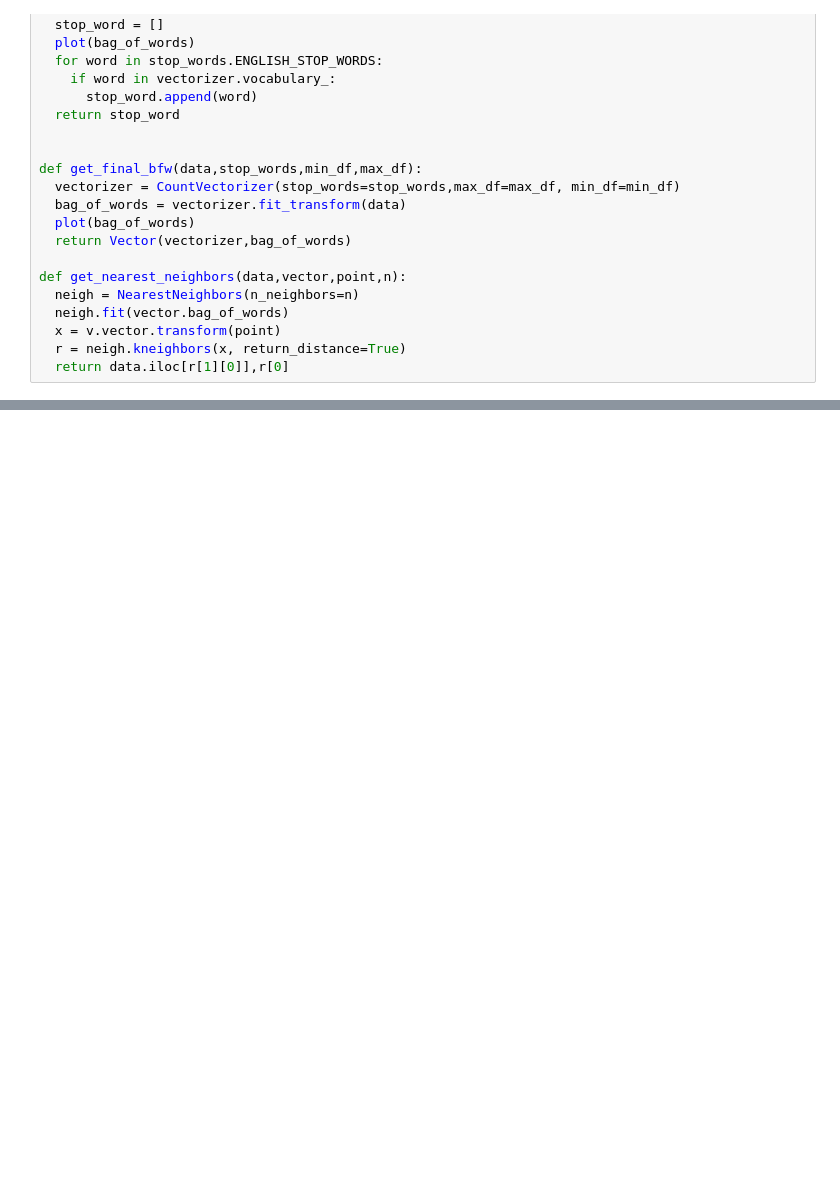
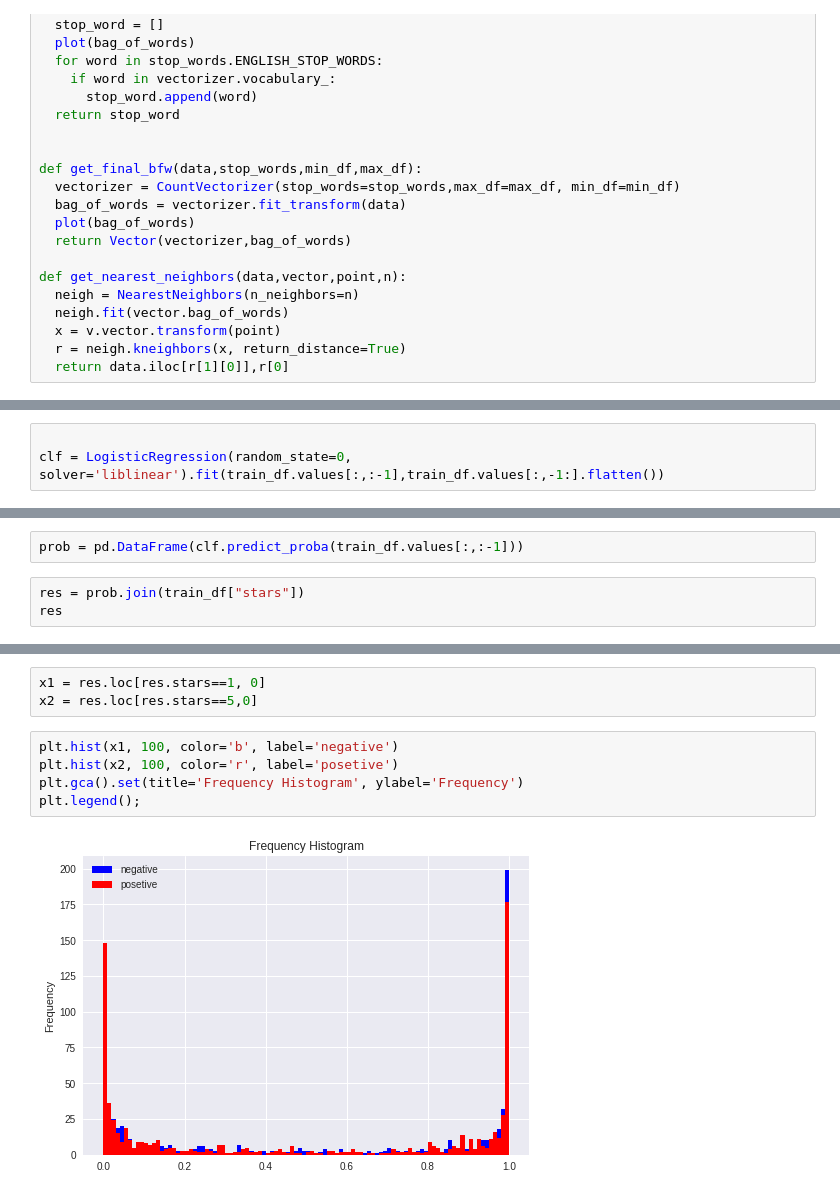
Before and after one commit to basliyal/aml-homeworks, a Jupyter notebook: homework_7.ipynb, the cells around one changed output, grey strips where cells are left out. Drawn from its saved outputs; the diff is of its cells as text; blank space fills up the shorter version.

```diff
--- a/homework_7.ipynb
+++ b/homework_7.ipynb
@@ -75,0 +64,3 @@ get_nearest_neighbors(input_df,v,["Horrible customer service"],5)
+# %%
+
+clf = LogisticRegression(random_state=0, solver='liblinear').fit(train_df.values[:,:-1],train_df.values[:,-1:].flatten())
@@ -75,0 +72,5 @@ get_nearest_neighbors(input_df,v,["Horrible customer service"],5)
+# %%
+prob = pd.DataFrame(clf.predict_proba(train_df.values[:,:-1]))
+# %%
+res = prob.join(train_df["stars"])
+res
@@ -75,0 +96,10 @@ get_nearest_neighbors(input_df,v,["Horrible customer service"],5)
+# %%
+x1 = res.loc[res.stars==1, 0]
+x2 = res.loc[res.stars==5,0]
+# %%
+plt.hist(x1, 100, color='b', label='negative')
+plt.hist(x2, 100, color='r', label='posetive')
+plt.gca().set(title='Frequency Histogram', ylabel='Frequency')
+plt.legend();
+# %% [output]
+[figure, added]
```
Also changed, not shown: parts of 5 cells of this notebook.
